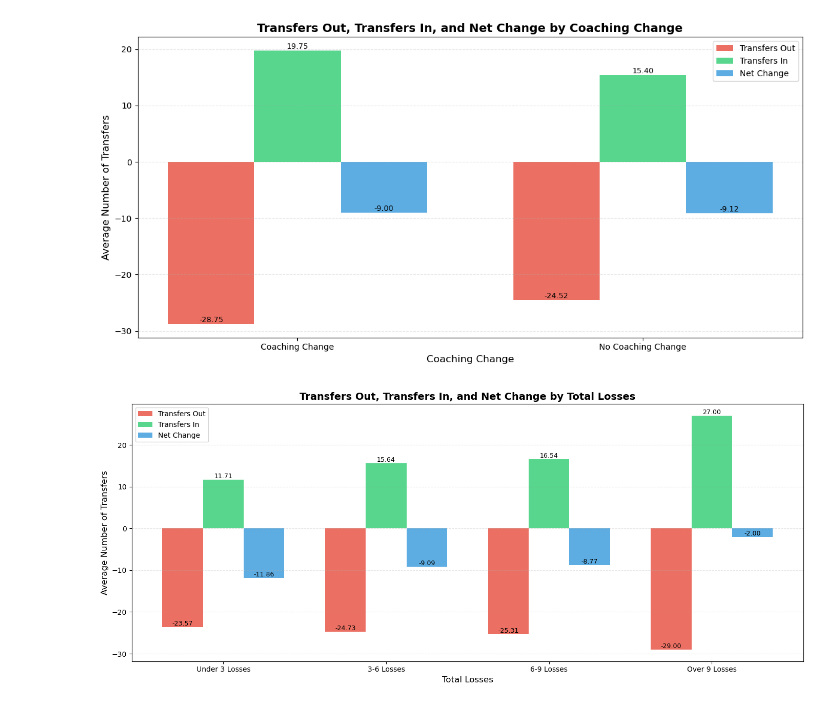
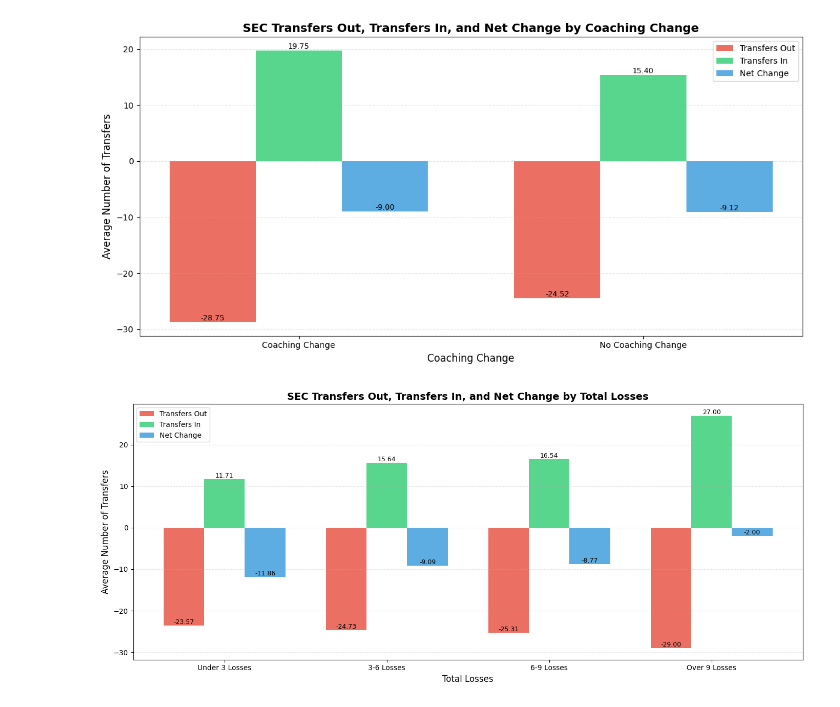
Before and after one commit to harrisonsrubin/eda_final_project, a Jupyter notebook: sec_visualizations.ipynb, the cells around one changed output. Drawn from its saved outputs; the diff is of its cells as text; code cells hidden in the pictures.

```diff
--- a/sec_visualizations.ipynb
+++ b/sec_visualizations.ipynb
@@ -67,35 +67,35 @@ bars3 = ax.bar(
     width,
     label='Net Change',
     color='#3498db',
     alpha=0.8
 )
 
 
 # Add value labels on bars
 def add_value_labels(bars):
     for bar in bars:
         height = bar.get_height()
         ax.text(bar.get_x() + bar.get_width()/2., height,
                 f'{height:.2f}',
                 ha='center', va='bottom', fontsize=9)
 
 add_value_labels(bars1)
 add_value_labels(bars2)
 add_value_labels(bars3)
 
 # Customize the plot
 ax.set_xlabel('Coaching Change', fontsize=12)
 ax.set_ylabel('Average Number of Transfers', fontsize=12)
-ax.set_title('Transfers Out, Transfers In, and Net Change by Coaching Change', fontsize=14, fontweight='bold')
+ax.set_title('SEC Transfers Out, Transfers In, and Net Change by Coaching Change', fontsize=14, fontweight='bold')
 ax.set_xticks(x)
 ax.set_xticklabels(categories)
 ax.legend(loc='upper right', fontsize=10)
 ax.grid(axis='y', alpha=0.3, linestyle='--')
 
 plt.tight_layout()
 plt.show()
 # %% [output]
-[figure, old version]
+[figure, new version]
 # %%
 # Visualize Transfers out, in and net change vs total losses in the years 2022-2024
 # Only FBS teams are included in this analysis
@@ -176,7 +176,7 @@ add_value_labels(bars3)
 # Customize the plot
 ax.set_xlabel('Total Losses', fontsize=12)
 ax.set_ylabel('Average Number of Transfers', fontsize=12)
-ax.set_title('Transfers Out, Transfers In, and Net Change by Total Losses', fontsize=14, fontweight='bold')
+ax.set_title('SEC Transfers Out, Transfers In, and Net Change by Total Losses', fontsize=14, fontweight='bold')
 ax.set_xticks(x)
 ax.set_xticklabels(categories)
 ax.legend(loc='upper left', fontsize=10)
@@ -185,7 +185,7 @@ ax.grid(axis='y', alpha=0.3, linestyle='--')
 plt.tight_layout()
 plt.show()
 # %% [output]
-[figure, old version]
+[figure, new version]
 # %%
 # Visualize Transfers out, in and net change vs difference between expected wins and actual wins in the years 2022-2024
 # Only FBS teams are included in this analysis
```
Also changed, not shown: parts of 3 cells of this notebook.
